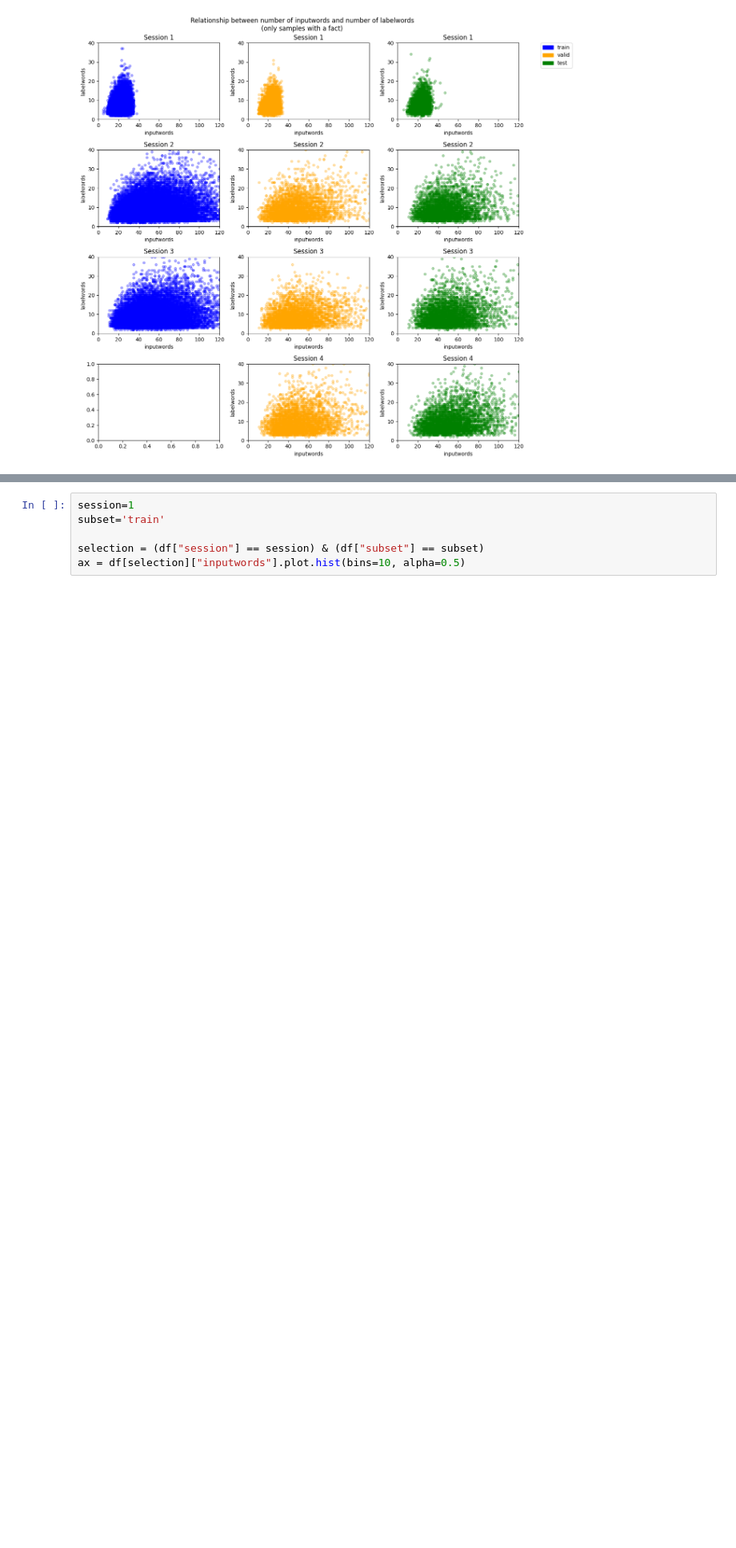
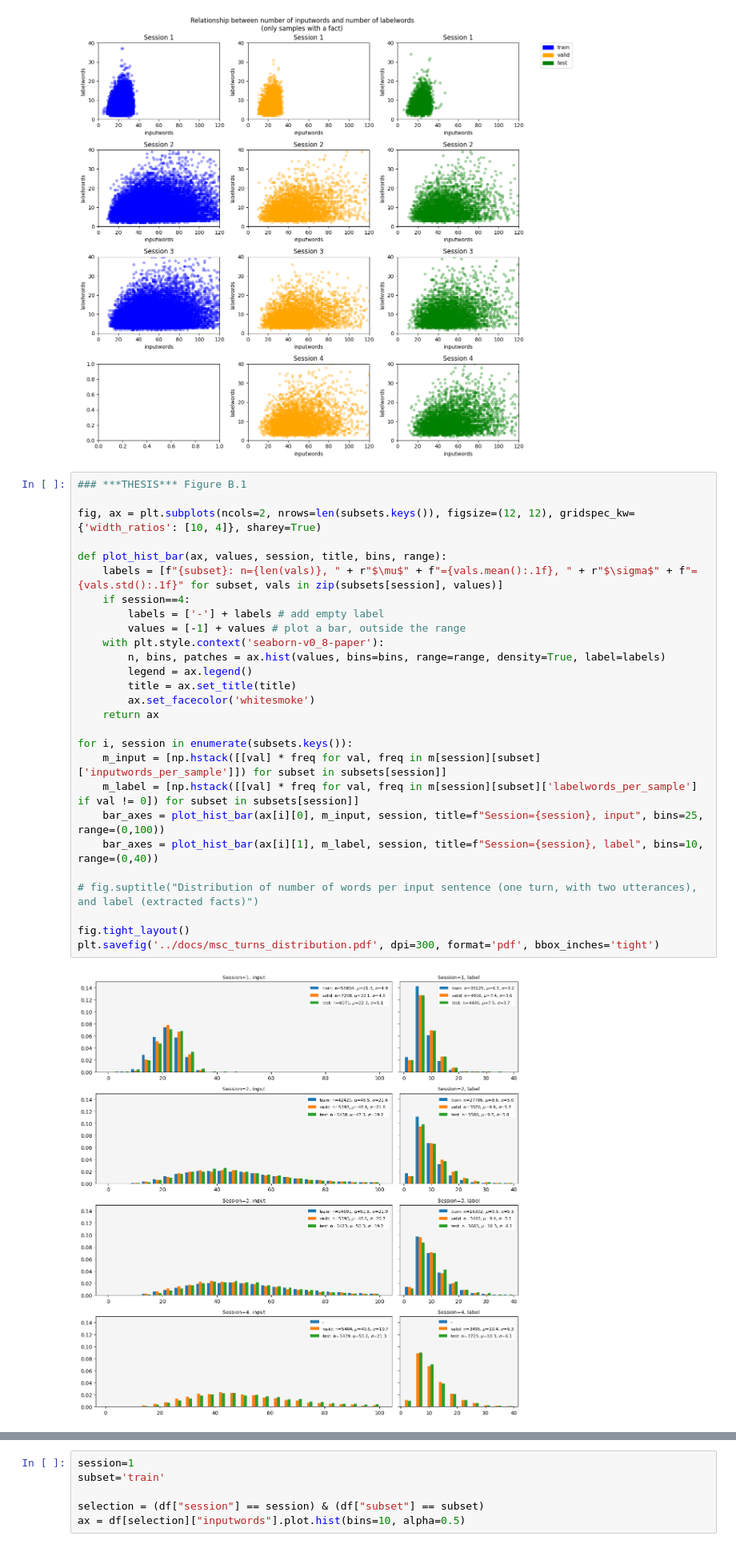
Before and after one commit to FrankVerhoef/pex, a Jupyter notebook: notebooks/visualize_turns.ipynb, the cells around one changed output, grey strips where cells are left out. Shown at 80% size. Cells and saved outputs as stored; diff of their text form; blank space fills up the shorter version.

```diff
--- a/notebooks/visualize_turns.ipynb
+++ b/notebooks/visualize_turns.ipynb
@@ -281,3 +299,32 @@ fig.suptitle("Relationship between number of inputwords and number of labelwords
 fig.tight_layout()
 # %% [output]
 [figure]
+# %%
+### ***THESIS*** Figure B.1
+
+fig, ax = plt.subplots(ncols=2, nrows=len(subsets.keys()), figsize=(12, 12), gridspec_kw={'width_ratios': [10, 4]}, sharey=True)
+
+def plot_hist_bar(ax, values, session, title, bins, range):
+    labels = [f"{subset}: n={len(vals)}, " + r"$\mu$" + f"={vals.mean():.1f}, " + r"$\sigma$" + f"={vals.std():.1f}" for subset, vals in zip(subsets[session], values)]
+    if session==4:
+        labels = ['-'] + labels # add empty label
+        values = [-1] + values # plot a bar, outside the range
+    with plt.style.context('seaborn-v0_8-paper'):
+        n, bins, patches = ax.hist(values, bins=bins, range=range, density=True, label=labels)
+        legend = ax.legend()
+        title = ax.set_title(title)
+        ax.set_facecolor('whitesmoke')
+    return ax
+
+for i, session in enumerate(subsets.keys()):
+    m_input = [np.hstack([[val] * freq for val, freq in m[session][subset]['inputwords_per_sample']]) for subset in subsets[session]]
+    m_label = [np.hstack([[val] * freq for val, freq in m[session][subset]['labelwords_per_sample'] if val != 0]) for subset in subsets[session]]
+    bar_axes = plot_hist_bar(ax[i][0], m_input, session, title=f"Session={session}, input", bins=25, range=(0,100))
+    bar_axes = plot_hist_bar(ax[i][1], m_label, session, title=f"Session={session}, label", bins=10, range=(0,40))
+
+# fig.suptitle("Distribution of number of words per input sentence (one turn, with two utterances), and label (extracted facts)")
+
+fig.tight_layout()
+plt.savefig('../docs/msc_turns_distribution.pdf', dpi=300, format='pdf', bbox_inches='tight')
+# %% [output]
+[figure, added]
```
Also changed, not shown: parts of 22 cells of this notebook, 33 other files.
